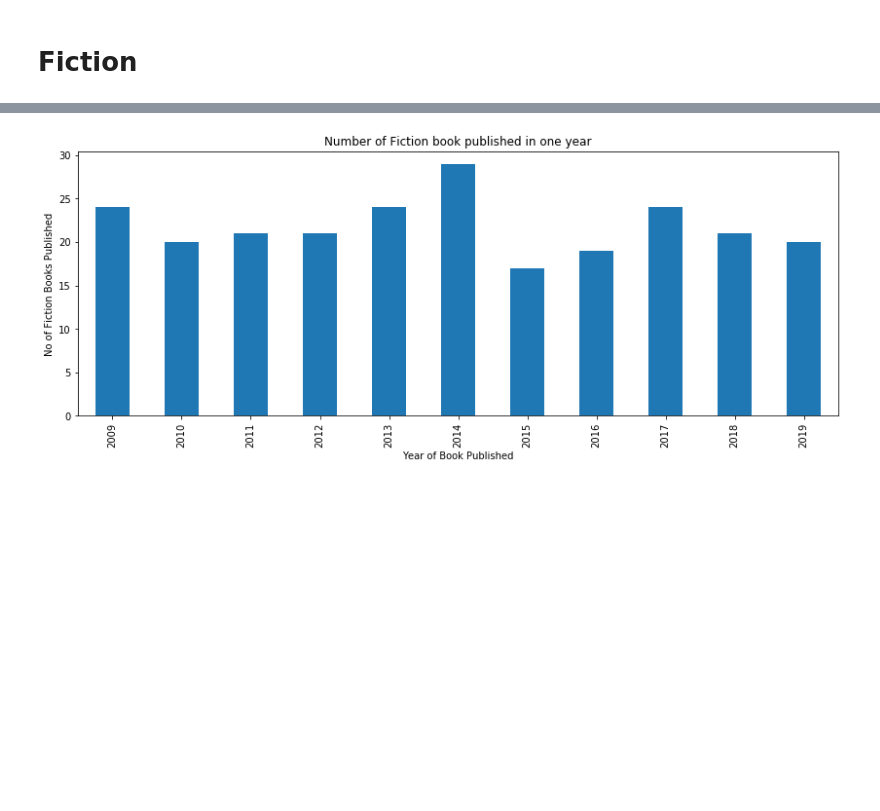
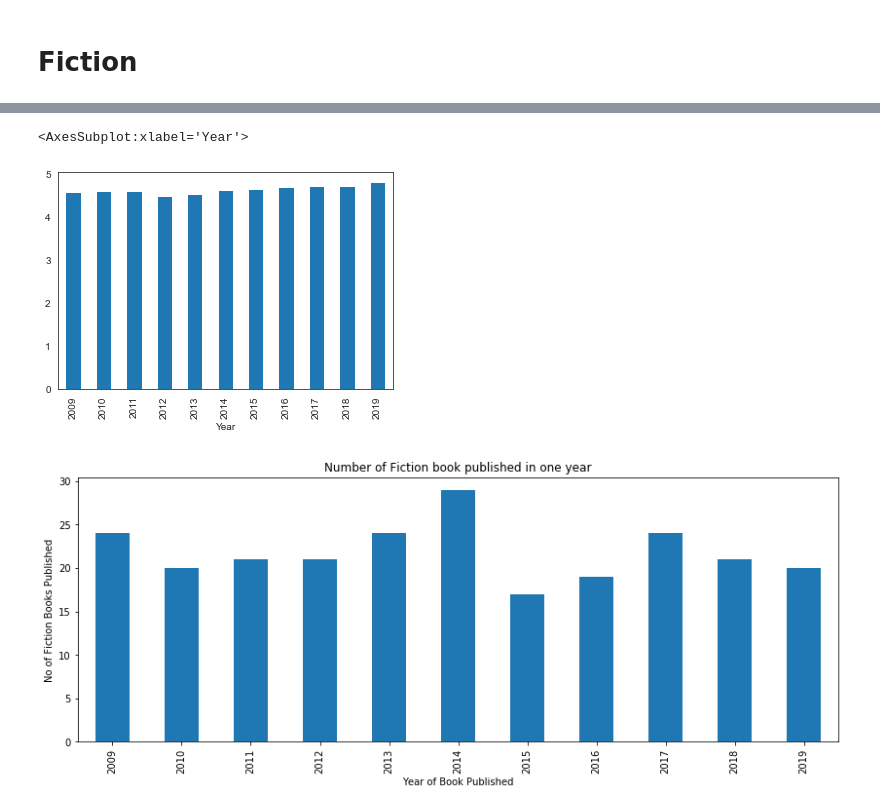
Before and after one commit to kav09/Analysis_of_Best_Selling_Books, a Jupyter notebook: notebook.ipynb, the cells around one changed output, grey strips where cells are left out. Cells and saved outputs as stored; diff of their text form; code cells hidden in the pictures; blank space fills up the shorter version.

```diff
--- a/notebook.ipynb
+++ b/notebook.ipynb
@@ -132,6 +132,12 @@ fic
 # fic_year
 
 fic_year = fic.groupby('Year').count()['Genre']
+# %%
+ficyer = fic.groupby('Year').mean()['User Rating'].plot(kind = 'bar')
+ficyer
+# %% [output]
+<AxesSubplot:xlabel='Year'>
+[figure, added]
 # %%
 fic_year.plot(kind = 'bar', figsize= (14,5))
 plt.ylabel('No of Fiction Books Published') # add to x-label to the plot
```
Also changed, not shown: parts of 12 cells of this notebook, 7 other files.
